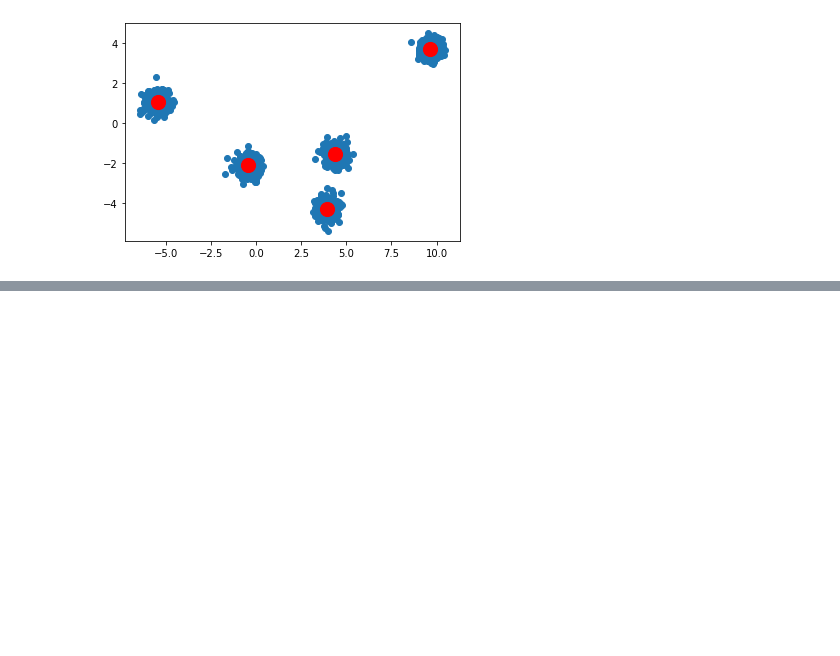
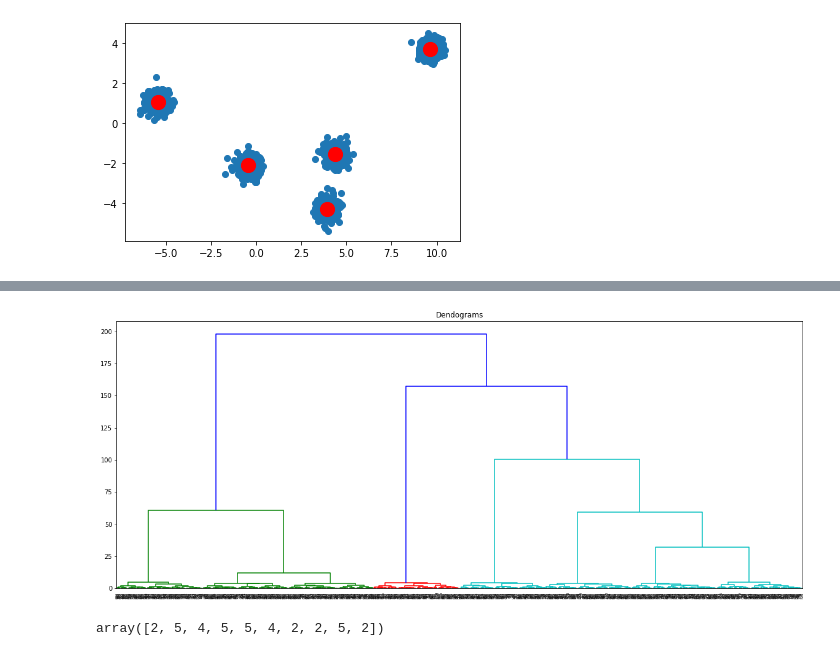
Before and after one commit to Ranjankraj/Public, a Jupyter notebook: ML_L9.ipynb, the cells around one changed output, grey strips where cells are left out. Drawn from its saved outputs; the diff is of its cells as text; code cells hidden in the pictures; blank space fills up the shorter version.

```diff
--- a/ML_L9.ipynb
+++ b/ML_L9.ipynb
@@ -84,0 +96,8 @@ plt.show()
+# %%
+plt.figure(figsize=(20,8))
+dendogram = sch.dendrogram(sch.linkage(X, method='ward'))
+plt.title('Dendograms')
+# plt.axhline(linestyle='--', y=15)
+plt.show()
+# %% [output]
+[figure, added]
@@ -84,0 +106,8 @@ plt.show()
+# %%
+agglo_clus.fit(X)
+
+labels = agglo_clus.labels_
+
+labels[:10]
+# %% [output]
+array([2, 5, 4, 5, 5, 4, 2, 2, 5, 2])
```
Also changed, not shown: parts of 10 cells of this notebook.
